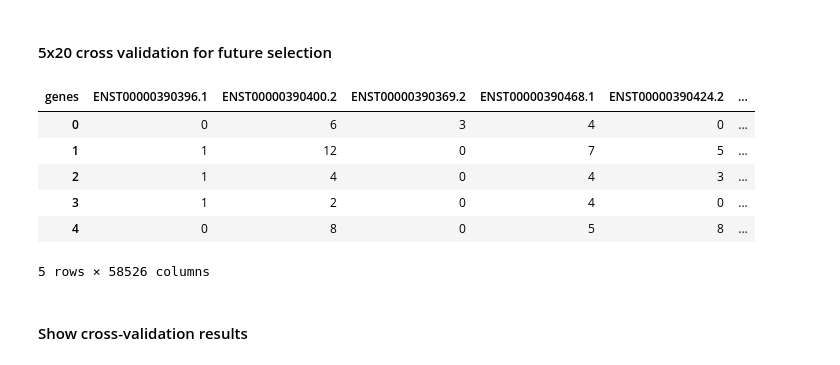
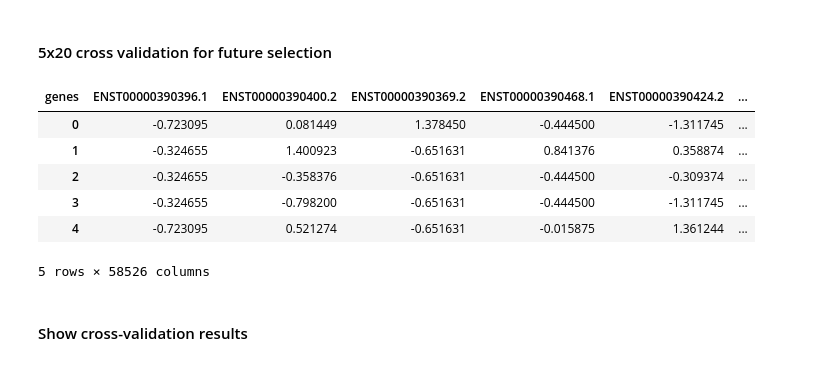
Before and after one commit to carishkaa/semestral-project, a Jupyter notebook: klasifikator_v5.ipynb, the cells around one changed output. Cells and saved outputs as stored; diff of their text form; code cells hidden in the pictures.

Commit message:
normalize data before classifying

```diff
--- a/klasifikator_v5.ipynb
+++ b/klasifikator_v5.ipynb
@@ -123,17 +120,19 @@ samples.head()
 # %%
 from sklearn.metrics import roc_auc_score, confusion_matrix, roc_curve, auc
 np.random.seed(42)
-X = samples
+X = StandardScaler().fit_transform(samples)
 y = patients_labels
-
+# print(X)
+# X.head()
+X = pd.DataFrame(data=X, columns=samples.columns)
 X.head()
 # %% [output]
 | genes | ENST00000390396.1 | ENST00000390400.2 | ENST00000390369.2 | ENST00000390468.1 | ENST00000390424.2 | ... |
-| 0 | 0 | 6 | 3 | 4 | 0 | ... |
-| 1 | 1 | 12 | 0 | 7 | 5 | ... |
-| 2 | 1 | 4 | 0 | 4 | 3 | ... |
-| 3 | 1 | 2 | 0 | 4 | 0 | ... |
-| 4 | 0 | 8 | 0 | 5 | 8 | ... |
+| 0 | -0.723095 | 0.081449 | 1.378450 | -0.444500 | -1.311745 | ... |
+| 1 | -0.324655 | 1.400923 | -0.651631 | 0.841376 | 0.358874 | ... |
+| 2 | -0.324655 | -0.358376 | -0.651631 | -0.444500 | -0.309374 | ... |
+| 3 | -0.324655 | -0.798200 | -0.651631 | -0.444500 | -1.311745 | ... |
+| 4 | -0.723095 | 0.521274 | -0.651631 | -0.015875 | 1.361244 | ... |
 5 rows × 58526 columns
 # %%
 n_splits = 5
```
Also changed, not shown: parts of 3 cells of this notebook.
